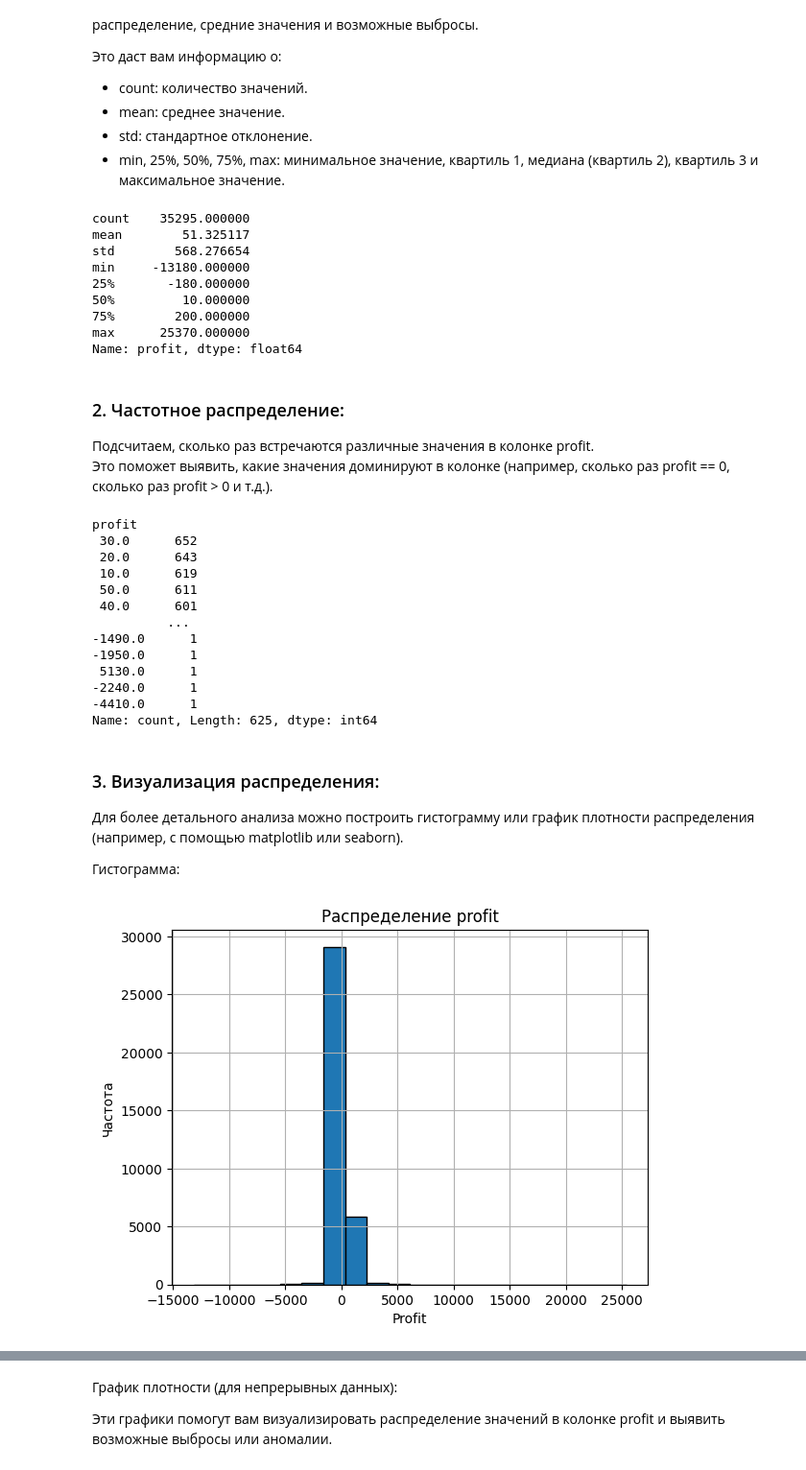
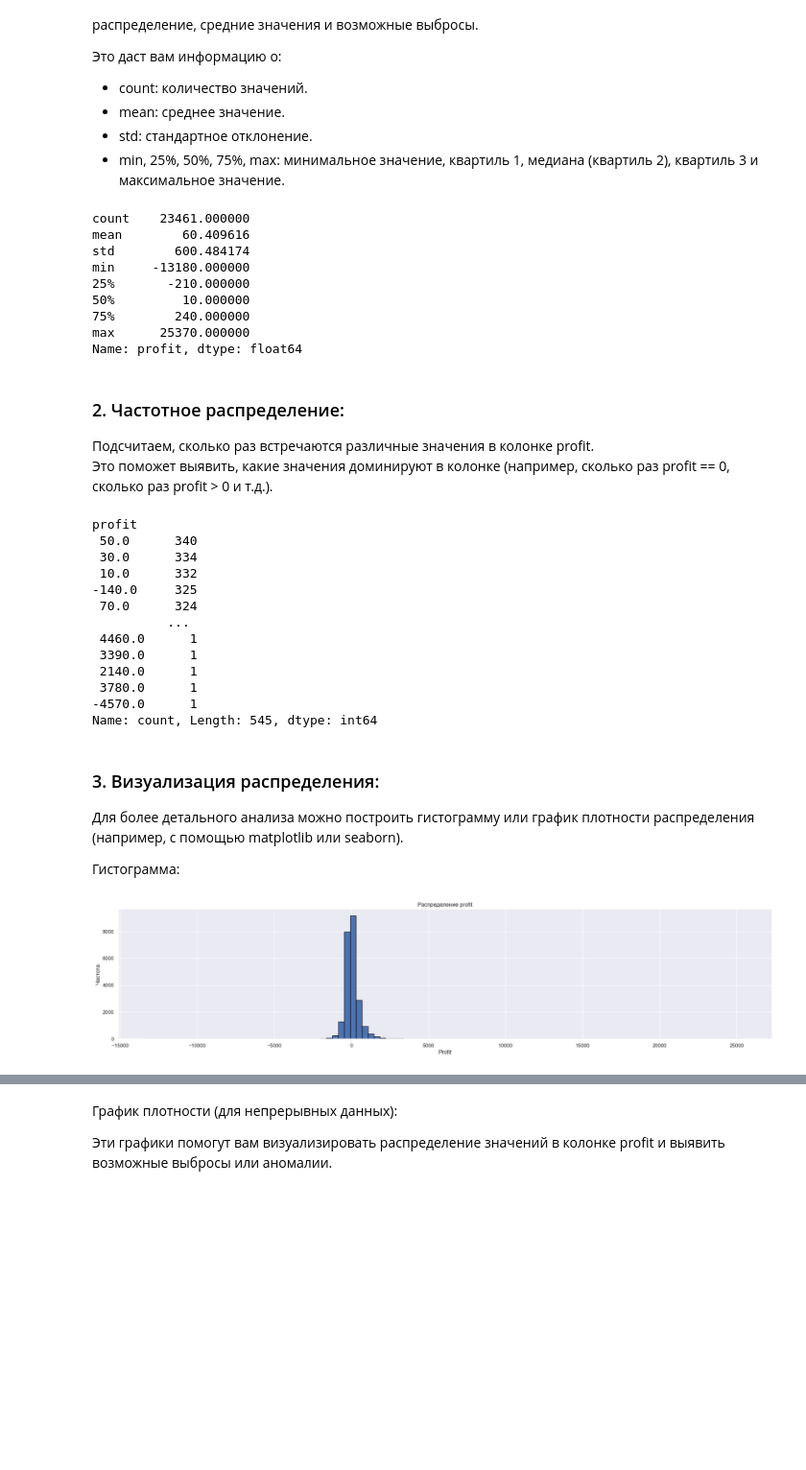
Before and after one commit to Alkor135/pj4_volatile_day_volumes, a Jupyter notebook: trade_simulate.ipynb, the cells around one changed output, grey strips where cells are left out. Shown at 96% size. Drawn from its saved outputs; the diff is of its cells as text; code cells hidden in the pictures; blank space fills up the shorter version.

```diff
--- a/trade_simulate.ipynb
+++ b/trade_simulate.ipynb
@@ -88,9 +90,3 @@ df['buy_sell'] = np.select(conditions, choices, default=0)
 если значение в колонке 'buy_sell' равно 1, то из ближайшего последующего значения в колонке 'sig_open' не равного 0, вычесть текущее значение в колонке 'sig_open'
 если значение в колонке 'buy_sell' равно -1, то из текущего значения в колонке 'sig_open', вычесть ближайшее последующее значение в колонке 'sig_open' не равное 0
 иначе, записать в колонку 0
-# %%
-df['sig_open'] = pd.to_numeric(df['sig_open'], errors='coerce')
-df['buy_sell'] = pd.to_numeric(df['buy_sell'], errors='coerce')
-
-print(df['sig_open'].dtype)
-print(df['buy_sell'].dtype)
@@ -197,0 +207,13 @@ df = df[df["profit"] != 0.0]
+# %%
+# Преобразуем колонку tradedate в формат datetime
+df["tradedate"] = pd.to_datetime(df["tradedate"])
+
+# Фильтрация строк с марта 2015 и времени до 19:00:00
+df = df[
+    (df["tradedate"] >= pd.Timestamp("2015-03-01")) &
+    (df["tradedate"].dt.time < pd.to_datetime("19:00:00").time())
+]
+
+df = df.copy()
+
+df
@@ -211,13 +255,13 @@ df = df[df["profit"] != 0.0]
 # Описательные статистики для колонки 'profit'
 print(df['profit'].describe())
 # %% [output]
-count    35295.000000
-mean        51.325117
-std        568.276654
+count    23461.000000
+mean        60.409616
+std        600.484174
 min     -13180.000000
-25%       -180.000000
+25%       -210.000000
 50%         10.000000
-75%        200.000000
+75%        240.000000
 max      25370.000000
 Name: profit, dtype: float64
 # %% [markdown]
@@ -229,31 +273,29 @@ Name: profit, dtype: float64
 print(df['profit'].value_counts())
 # %% [output]
 profit
- 30.0      652
- 20.0      643
- 10.0      619
- 50.0      611
- 40.0      601
+ 50.0      340
+ 30.0      334
+ 10.0      332
+-140.0     325
+ 70.0      324
           ...
--1490.0      1
--1950.0      1
- 5130.0      1
--2240.0      1
--4410.0      1
-Name: count, Length: 625, dtype: int64
+ 4460.0      1
+ 3390.0      1
+ 2140.0      1
+ 3780.0      1
+-4570.0      1
+Name: count, Length: 545, dtype: int64
 # %% [markdown]
 ### 3. Визуализация распределения:
 Для более детального анализа можно построить гистограмму или график плотности распределения (например, с помощью matplotlib или seaborn).
 
 Гистограмма:
 # %%
-import matplotlib.pyplot as plt
-
 # Гистограмма для 'profit'
-df['profit'].hist(bins=20, edgecolor='black')
+df['profit'].hist(bins=100, edgecolor='black')
 plt.title('Распределение profit')
 plt.xlabel('Profit')
 plt.ylabel('Частота')
 plt.show()
 # %% [output]
-[figure, old version]
+[figure, new version]
```
Also changed, not shown: parts of 20 cells of this notebook, 1 other file.
